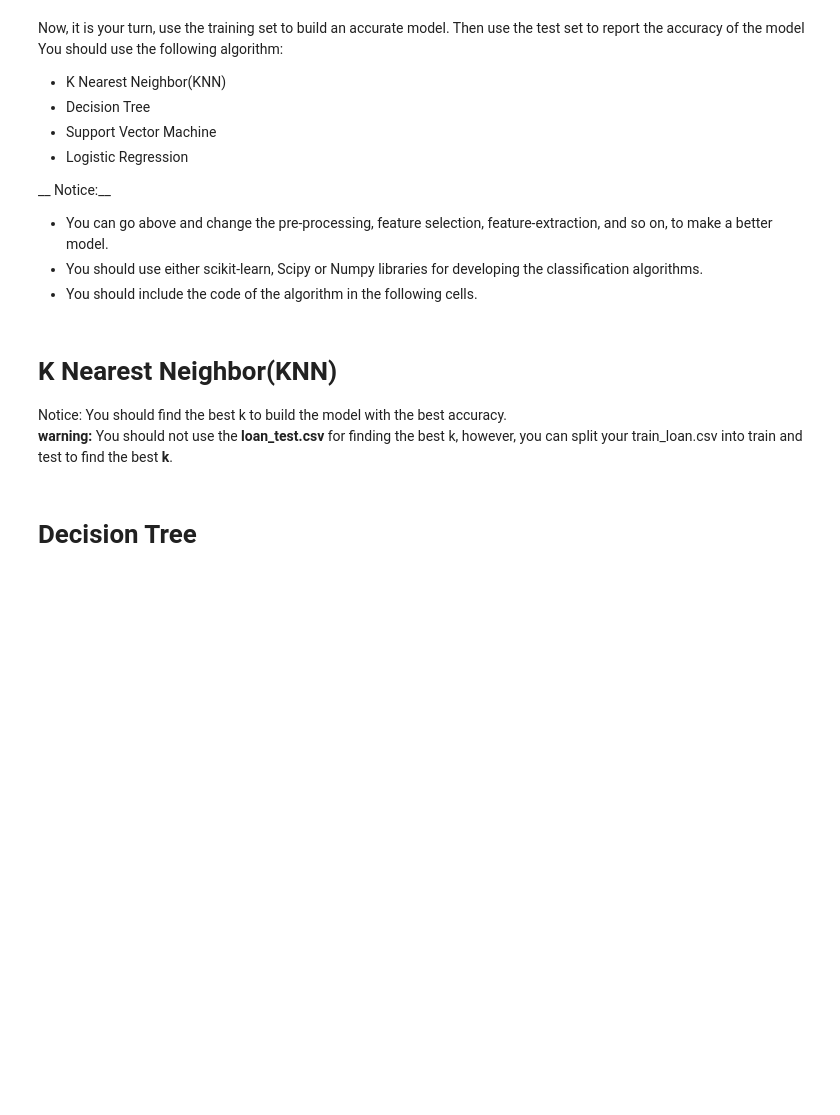
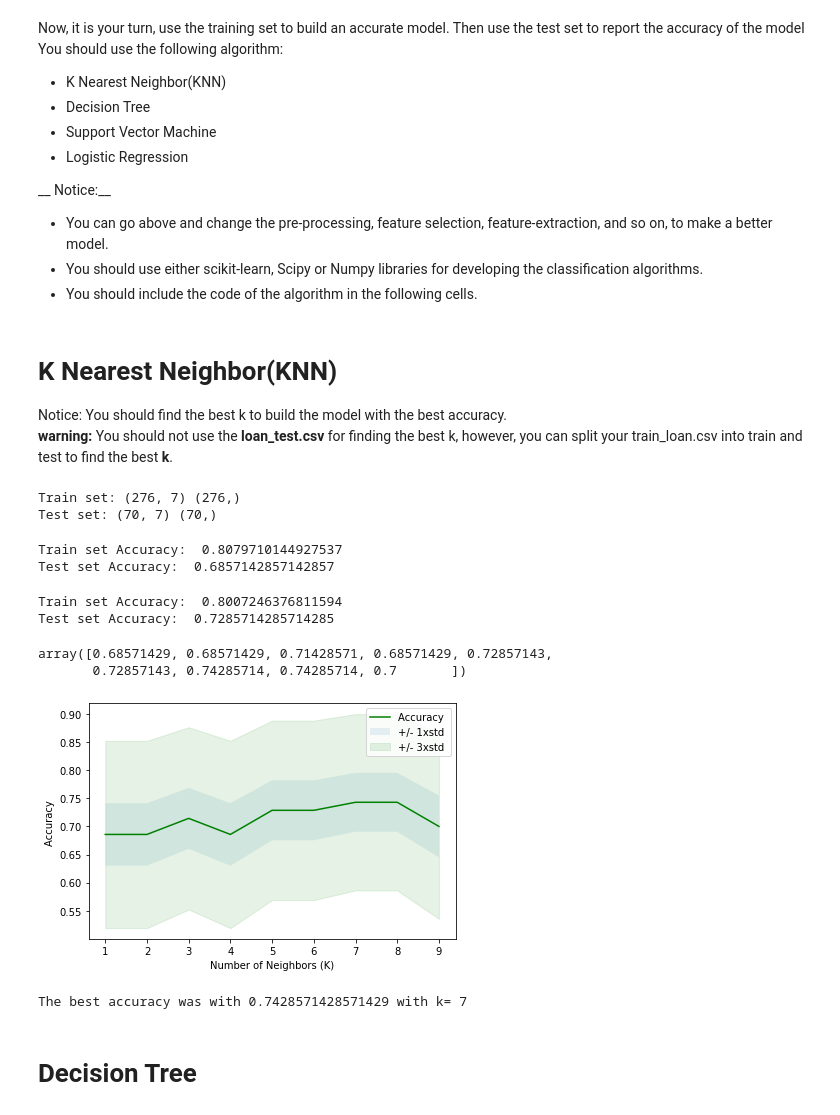
Before and after one commit to samciju/datascience, a Jupyter notebook: Final Assignment - ML DataScience.ipynb, the cells around one changed output. Cells and saved outputs as stored; diff of their text form; code cells hidden in the pictures; blank space fills up the shorter version.

```diff
--- a/Final Assignment - ML DataScience.ipynb
+++ b/Final Assignment - ML DataScience.ipynb
@@ -242,6 +244,6 @@ array(['PAIDOFF', 'PAIDOFF', 'PAIDOFF', 'PAIDOFF', 'PAIDOFF'],
 # %% [markdown]
 Data Standardization give data zero mean and unit variance (technically should be done after train test split)
 # %%
-X= preprocessing.StandardScaler().fit(X).transform(X)
+X= preprocessing.StandardScaler().fit(X).transform(X.astype(float))
 X[0:5]
 # %% [output]
@@ -276,6 +278,72 @@ You should use the following algorithm:
 
 Notice: You should find the best k to build the model with the best accuracy.\
 **warning:** You should not use the **loan_test.csv** for finding the best k, however, you can split your train_loan.csv into train and test to find the best **k**.
+# %%
+from sklearn.model_selection import train_test_split
+X_train, X_test, y_train, y_test = train_test_split( X, y, test_size=0.2, random_state=4)
+print ('Train set:', X_train.shape,  y_train.shape)
+print ('Test set:', X_test.shape,  y_test.shape)
+# %% [output]
+Train set: (276, 7) (276,)
+Test set: (70, 7) (70,)
+# %%
+from sklearn.neighbors import KNeighborsClassifier
+k = 4
+#Train Model and Predict
+neigh = KNeighborsClassifier(n_neighbors = k).fit(X_train,y_train)
+yhat = neigh.predict(X_test)
+yhat[0:5]
+
+from sklearn import metrics
+print("Train set Accuracy: ", metrics.accuracy_score(y_train, neigh.predict(X_train)))
+print("Test set Accuracy: ", metrics.accuracy_score(y_test, yhat))
+# %% [output]
+Train set Accuracy:  0.8079710144927537
+Test set Accuracy:  0.6857142857142857
+# %%
+# write your code here
+k = 6
+neigh6 = KNeighborsClassifier(n_neighbors = k).fit(X_train,y_train)
+yhat6 = neigh6.predict(X_test)
+print("Train set Accuracy: ", metrics.accuracy_score(y_train, neigh6.predict(X_train)))
+print("Test set Accuracy: ", metrics.accuracy_score(y_test, yhat6))
+# %% [output]
+Train set Accuracy:  0.8007246376811594
+Test set Accuracy:  0.7285714285714285
+# %%
+Ks = 10
+mean_acc = np.zeros((Ks-1))
+std_acc = np.zeros((Ks-1))
+
+for n in range(1,Ks):
+
+    #Train Model and Predict
+    neigh = KNeighborsClassifier(n_neighbors = n).fit(X_train,y_train)
+    yhat=neigh.predict(X_test)
+    mean_acc[n-1] = metrics.accuracy_score(y_test, yhat)
+
+
+    std_acc[n-1]=np.std(yhat==y_test)/np.sqrt(yhat.shape[0])
+
+mean_acc
+# %% [output]
+array([0.68571429, 0.68571429, 0.71428571, 0.68571429, 0.72857143,
+       0.72857143, 0.74285714, 0.74285714, 0.7       ])
+# %%
+plt.plot(range(1,Ks),mean_acc,'g')
+plt.fill_between(range(1,Ks),mean_acc - 1 * std_acc,mean_acc + 1 * std_acc, alpha=0.10)
+plt.fill_between(range(1,Ks),mean_acc - 3 * std_acc,mean_acc + 3 * std_acc, alpha=0.10,color="green")
+plt.legend(('Accuracy ', '+/- 1xstd','+/- 3xstd'))
+plt.ylabel('Accuracy ')
+plt.xlabel('Number of Neighbors (K)')
+plt.tight_layout()
+plt.show()
+# %% [output]
+[figure, added]
+# %%
+print( "The best accuracy was with", mean_acc.max(), "with k=", mean_acc.argmax()+1)
+# %% [output]
+The best accuracy was with 0.7428571428571429 with k= 7
 # %% [markdown]
 # Decision Tree
 # %% [markdown]
```
Also changed, not shown: parts of 6 cells of this notebook.
